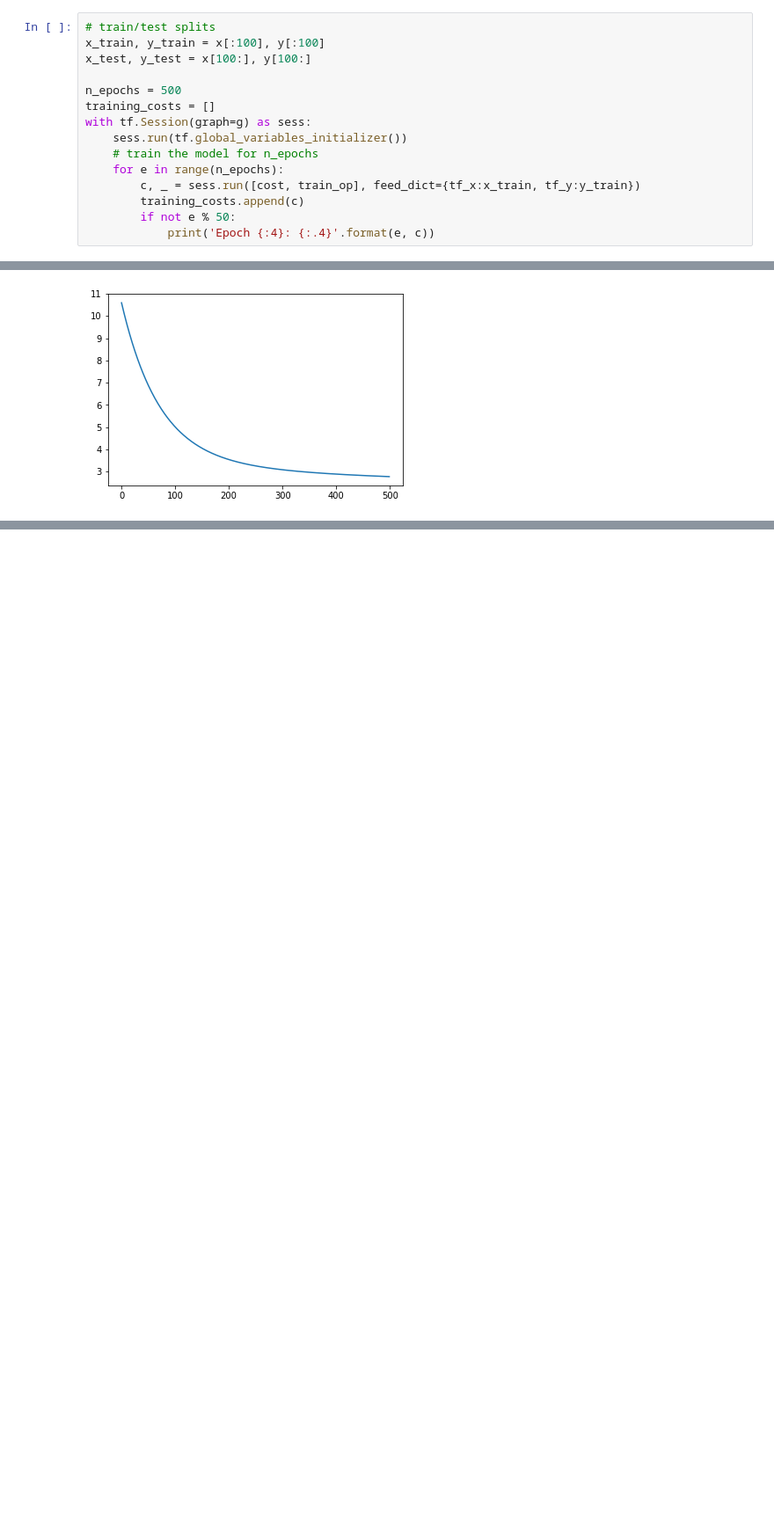
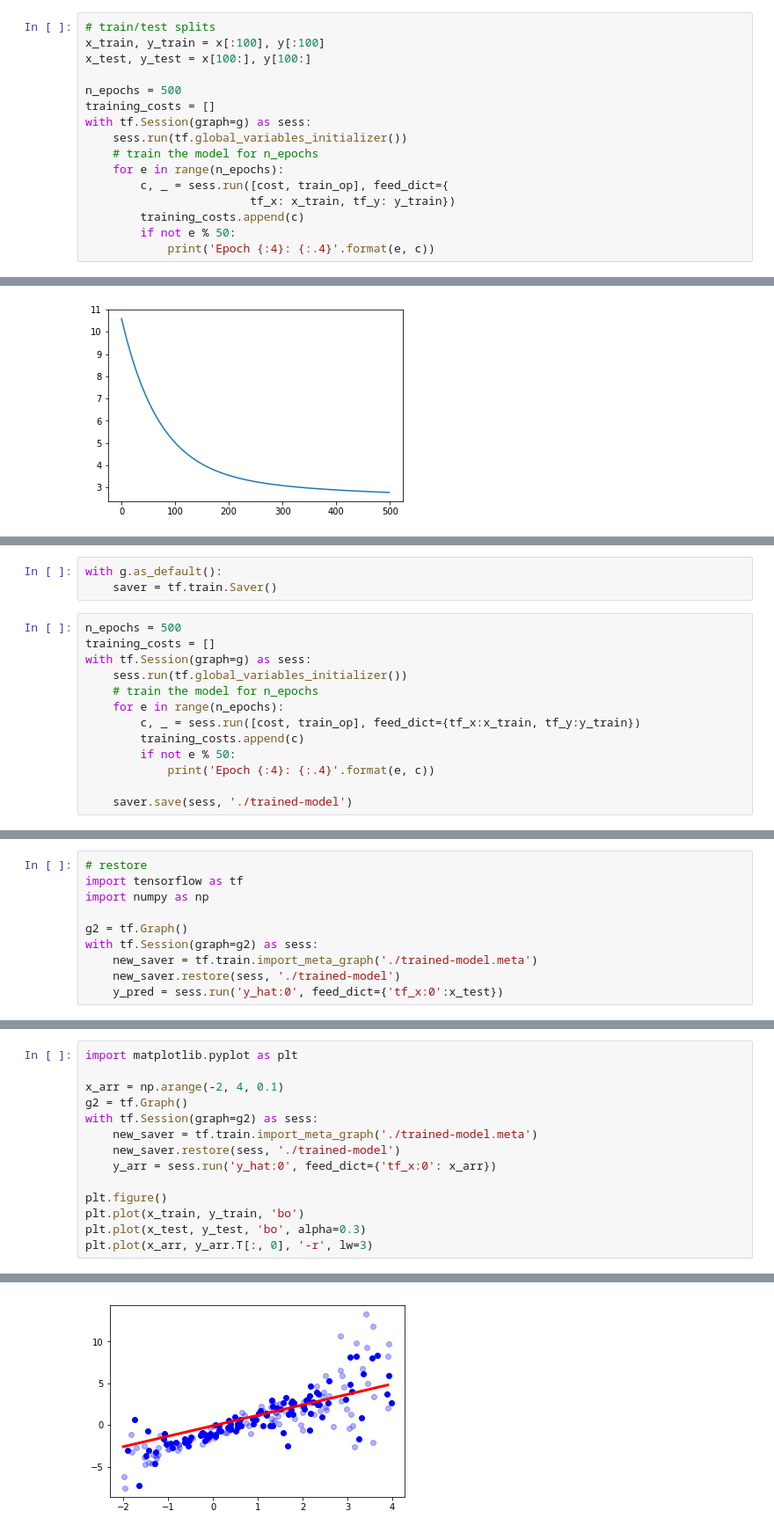
Before and after one commit to zhiwei-Feng/Python-Machine-Learning-Notebooks, a Jupyter notebook: Chapter14/chapter14.ipynb, the cells around one changed output, grey strips where cells are left out. Shown at 88% size. Cells and saved outputs as stored; diff of their text form; blank space fills up the shorter version.

```diff
--- a/Chapter14/chapter14.ipynb
+++ b/Chapter14/chapter14.ipynb
@@ -296,7 +293,8 @@ with tf.Session(graph=g) as sess:
     sess.run(tf.global_variables_initializer())
     # train the model for n_epochs
     for e in range(n_epochs):
-        c, _ = sess.run([cost, train_op], feed_dict={tf_x:x_train, tf_y:y_train})
+        c, _ = sess.run([cost, train_op], feed_dict={
+                        tf_x: x_train, tf_y: y_train})
         training_costs.append(c)
         if not e % 50:
             print('Epoch {:4}: {:.4}'.format(e, c))
@@ -320,0 +319,16 @@ plt.plot(training_costs)
+# %%
+with g.as_default():
+    saver = tf.train.Saver()
+# %%
+n_epochs = 500
+training_costs = []
+with tf.Session(graph=g) as sess:
+    sess.run(tf.global_variables_initializer())
+    # train the model for n_epochs
+    for e in range(n_epochs):
+        c, _ = sess.run([cost, train_op], feed_dict={tf_x:x_train, tf_y:y_train})
+        training_costs.append(c)
+        if not e % 50:
+            print('Epoch {:4}: {:.4}'.format(e, c))
+
+    saver.save(sess, './trained-model')
@@ -320,0 +346,10 @@ plt.plot(training_costs)
+# %%
+# restore
+import tensorflow as tf
+import numpy as np
+
+g2 = tf.Graph()
+with tf.Session(graph=g2) as sess:
+    new_saver = tf.train.import_meta_graph('./trained-model.meta')
+    new_saver.restore(sess, './trained-model')
+    y_pred = sess.run('y_hat:0', feed_dict={'tf_x:0':x_test})
@@ -320,0 +358,15 @@ plt.plot(training_costs)
+# %%
+import matplotlib.pyplot as plt
+
+x_arr = np.arange(-2, 4, 0.1)
+g2 = tf.Graph()
+with tf.Session(graph=g2) as sess:
+    new_saver = tf.train.import_meta_graph('./trained-model.meta')
+    new_saver.restore(sess, './trained-model')
+    y_arr = sess.run('y_hat:0', feed_dict={'tf_x:0': x_arr})
+
+plt.figure()
+plt.plot(x_train, y_train, 'bo')
+plt.plot(x_test, y_test, 'bo', alpha=0.3)
+plt.plot(x_arr, y_arr.T[:, 0], '-r', lw=3)
+# %% [output]
@@ -320,0 +375 @@ plt.plot(training_costs)
+[figure, added]
```
Also changed, not shown: parts of 5 cells of this notebook, 4 other files.
